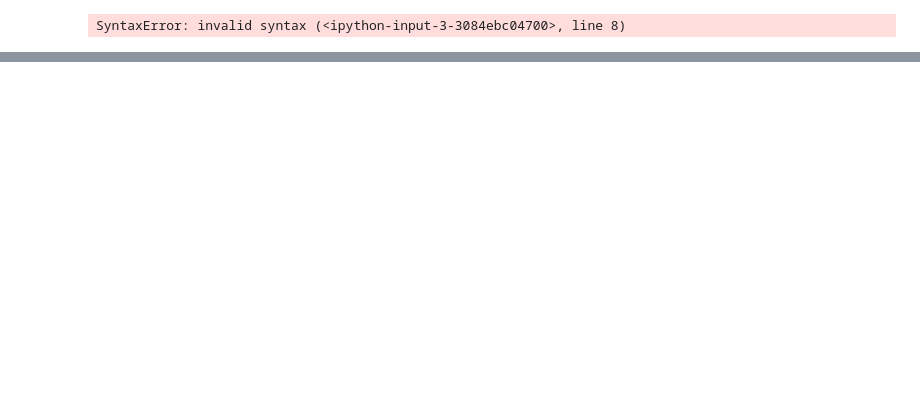
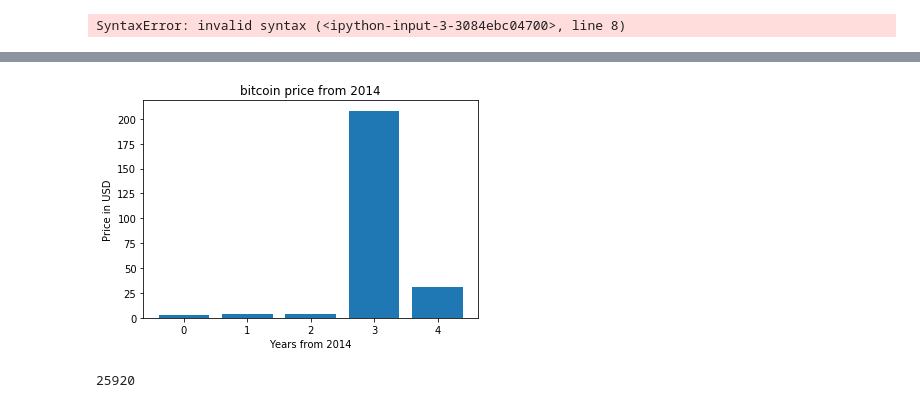
Before and after one commit to cliffc2/cliffnotes, a Jupyter notebook: cardano api and csv data connectors/messari_api.ipynb, the cells around one changed output, grey strips where cells are left out. Cells and saved outputs as stored; diff of their text form; code cells hidden in the pictures; blank space fills up the shorter version.

```diff
--- a/cardano api and csv data connectors/messari_api.ipynb
+++ b/cardano api and csv data connectors/messari_api.ipynb
@@ -72,2 +104,19 @@ response.headers['Content-Type']
 # %%
 #https://data.messari.io/api/v1/assets/{ticker}/metrics
+# %%
+import requests
+api_url = 'http://api.indeed.com/ads/apisearch? publisher=XXXXXXXXXXX&v=2&limit=100000&format=json'
+Country = 'au'
+SearchTerm = 'Insight'
+number = -25
+numresults = 3925
+# must match the actual number of job results to the lower of the 25    increment or the last page will repeat over and over
+#so if there are 392 results, then put 375
+
+for number in range(-25, numresults, 25):
+    url = api_url + '&co=' + Country + '&q=' + SearchTerm + '&start=' + str(number + 25)
+    response = requests.get(url)
+    f = open(SearchTerm + '_' + Country +'.json','a')
+    f.write (response.content)
+    f.close()
+    print()'Complete', url)
@@ -112,3 +163,59 @@ f.write(json)
 f.close()
 # %% [output]
 SyntaxError: invalid syntax (<ipython-input-3-3084ebc04700>, line 8)
+# %%
+import time
+import os
+import json
+import requests
+from bs4 import BeautifulSoup
+import csv
+import sys
+from time import sleep
+from time import gmtime, strftime
+import matplotlib.pyplot as plt
+
+enddate = strftime("%Y%m%d", gmtime())
+r  = requests.get("https://coinmarketcap.com/currencies/litecoin/historical-data/?start=20140101&end={0}".format(enddate))
+data = r.text
+
+soup = BeautifulSoup(data, "html.parser")
+table = soup.find('table', attrs={ "class" : "table"})
+
+prices = []
+
+for row in table.find_all('tr'):
+    addPrice = False
+    tag = row.findAll('td')
+    for val in tag:
+        value = val.text
+
+        if "Dec 30" in value:
+            print(value)
+            addPrice = True
+
+    if addPrice == True:
+        prices.append( tag[3].text )
+
+# flip list, months are in reverse order
+prices = prices[::-1]
+for i in range(0,len(prices)):
+    prices[i] = float(prices[i])
+
+#for price in prices:
+#    price = float(price)
+print(prices)
+x = list(range(0, len(prices)))
+print(x)
+
+x = list(range(0, len(prices)))
+
+plt.title('bitcoin price from 2014')
+plt.ylabel('Price in USD')
+plt.xlabel('Years from 2014')
+plt.bar(x, prices)
+
+os.system("rm -rf chart.png")
+time.sleep(1)
+plt.savefig('chart.png')
+# %% [output]
@@ -114,0 +229,5 @@ SyntaxError: invalid syntax (<ipython-input-3-3084ebc04700>, line 8)
+[figure, added]
+# %%
+144*180
+# %% [output]
+25920
```
Also changed, not shown: parts of 9 cells of this notebook, 3 other files.
